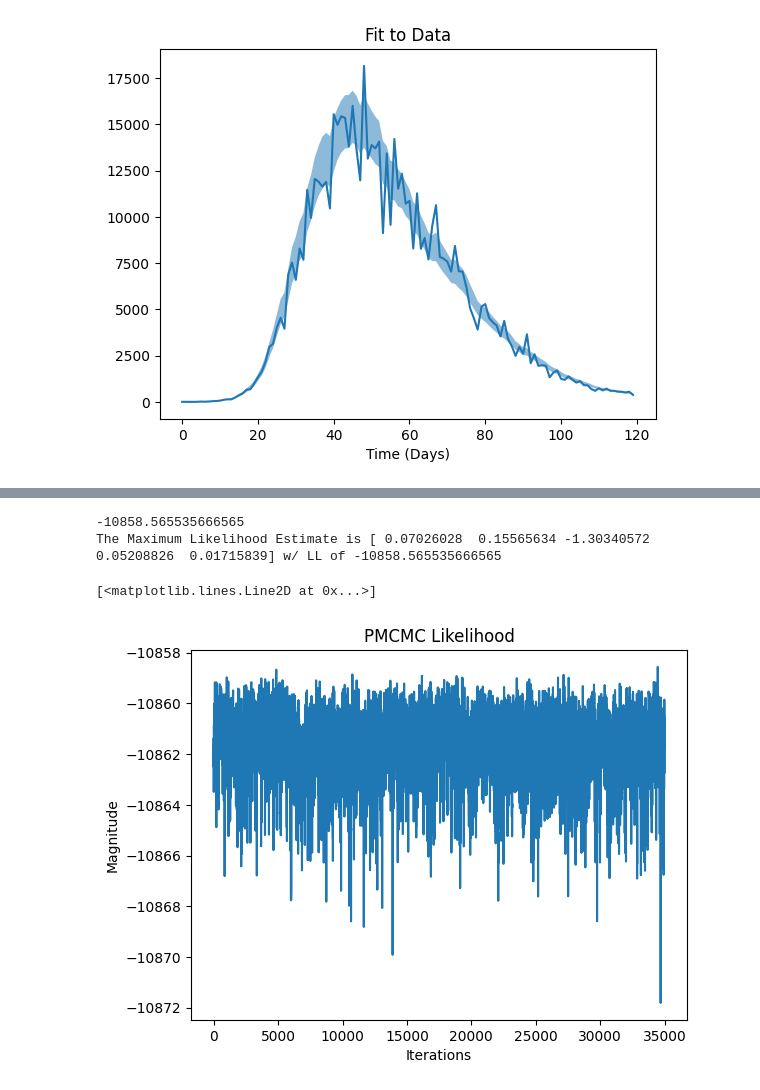
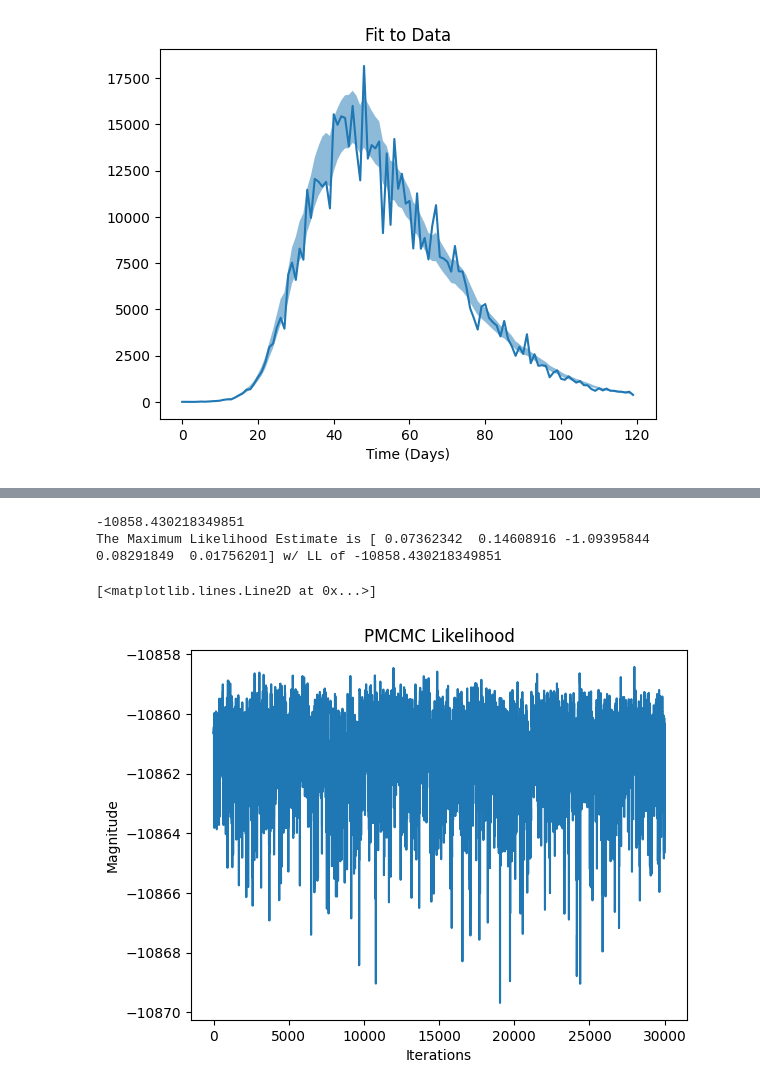
Before and after one commit to Averydx/PMCMC, a Jupyter notebook: examples/PMCMC_seir_OU.ipynb, the cells around one changed output, grey strips where cells are left out. Cells and saved outputs as stored; diff of their text form; code cells hidden in the pictures.

Commit message:
modified:   examples/PMCMC_seir_OU.ipynb 	modified:   examples/pf_OU.ipynb 	modified:   examples/pmcmc_seir_calvetti.ipynb 	modified:   pmcmc_output/PMCMC.npz

```diff
--- a/examples/PMCMC_seir_OU.ipynb
+++ b/examples/PMCMC_seir_OU.ipynb
@@ -129,7 +129,7 @@ Root Mean Squared Error for the Data 5027.303251465589
 [figure]
 [figure]
 # %%
-pmcmc_rng = np.random.default_rng(20)
+pmcmc_rng = np.random.default_rng(0)
 
 @nb.njit
 def uniform_numba_logpdf(theta,min_val,max_val):
@@ -152,7 +152,7 @@ pmcmc_params = {'iterations':50_000,
                 'burn_in':1_000}
 
 pf_params = {'num_particles':1000,
-                      'dt':1.,
+                      'dt':0.1,
                       'model':SEIR_model,
                       'observation_model':SEIR_Obs,
                       'model_dim':5,
@@ -190,21 +190,21 @@ iteration: 24630| Acceptance rate: 0.3916362159967519| Log-Likelihood: -10861.72
 # %%
-burn_in = 15000
+burn_in = 20000
 
 MLE = np.argmax(pmcmc_output['Log Likelihood'])
 
 print(pmcmc_output['Log Likelihood'][MLE])
 
 print(f"The Maximum Likelihood Estimate is {pmcmc_output['accepted_params'][:,MLE]} w/ LL of {pmcmc_output['Log Likelihood'][MLE]}")
 
 plt.title("PMCMC Likelihood")
 plt.ylabel("Magnitude")
 plt.xlabel("Iterations")
 plt.plot(pmcmc_output['Log Likelihood'][burn_in:])
 # %% [output]
--10858.565535666565
-The Maximum Likelihood Estimate is [ 0.07026028  0.15565634 -1.30340572  0.05208826  0.01715839] w/ LL of -10858.565535666565
+-10858.430218349851
+The Maximum Likelihood Estimate is [ 0.07362342  0.14608916 -1.09395844  0.08291849  0.01756201] w/ LL of -10858.430218349851
 [<matplotlib.lines.Line2D at 0x...>]
-[figure, old version]
+[figure, new version]
 # %%
 plt.title(f"Distribution of $\\gamma$ w/ mean: {np.mean(pmcmc_output['accepted_params'][0,burn_in:])} and std: {np.std(pmcmc_output['accepted_params'][0,burn_in:])}")
 plt.hist(pmcmc_output['accepted_params'][0,burn_in:],density=True,bins = 50)
```
Also changed, not shown: parts of 6 cells of this notebook, 3 other files.
